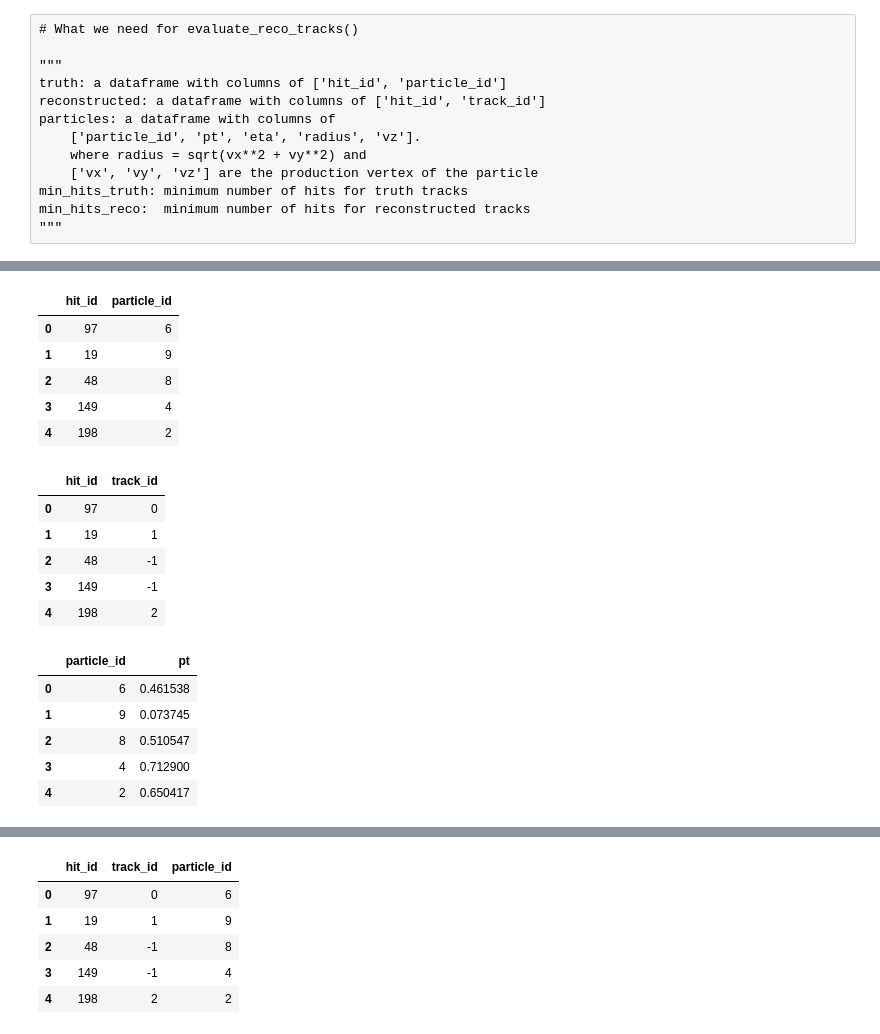
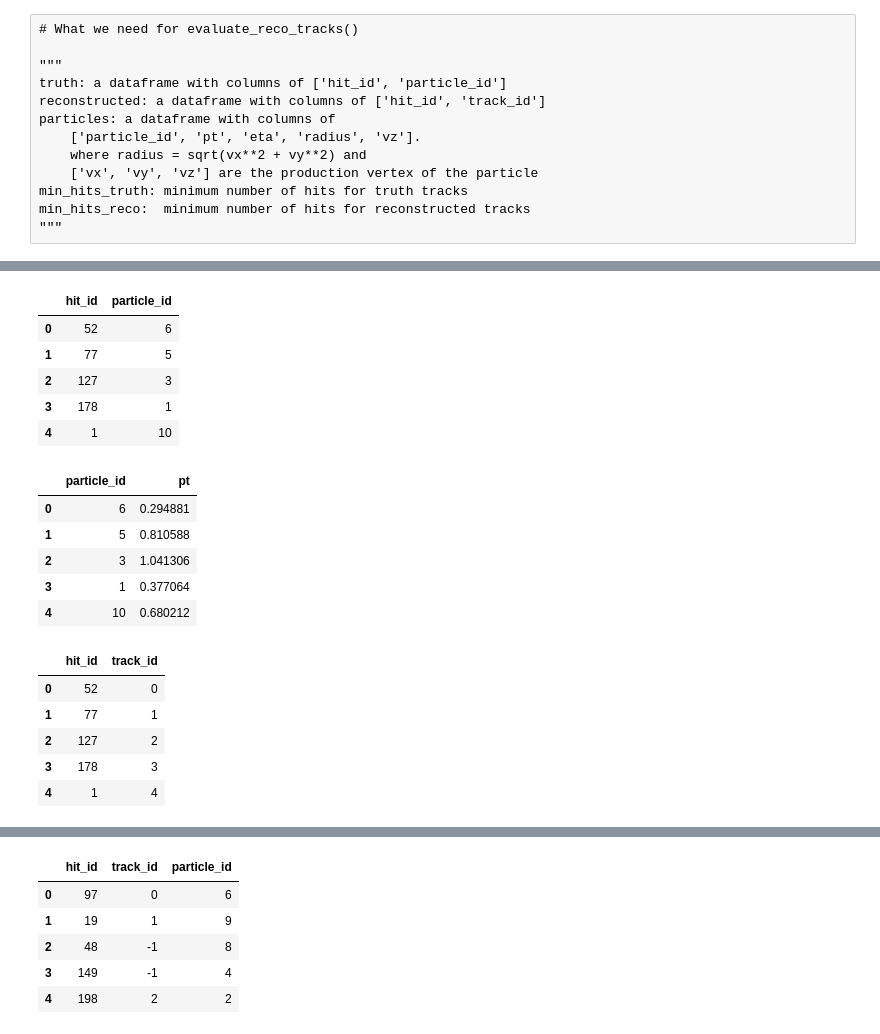
Before and after one commit to ai4fair/stttrkx, a Jupyter notebook: eval/eval_reco_trkx.ipynb, the cells around one changed output, grey strips where cells are left out. Cells and saved outputs as stored; diff of their text form; code cells hidden in the pictures.

```diff
--- a/eval/trkx_reco_eval.ipynb
+++ b/eval/eval_reco_trkx.ipynb
@@ -85,8 +99,7 @@ os.makedirs(outdir, exist_ok=True)
 * But I have torch-geometric data from the GNN stage
 # %%
 # fetch `raw` data
-raw_tracks_path="run/gnn_evaluation/test"
-raw_trkx_reader = SttTorchDataReader(raw_tracks_path)
+raw_trkx_reader = SttTorchDataReader(raw_inputdir)
 # %%
 n_tot_files = reco_trkx_reader.nevts
 all_evtids = reco_trkx_reader.all_evtids
@@ -184,30 +210,39 @@ min_hits_reco:  minimum number of hits for reconstructed tracks
+# %%
+raw_trkx_data  = raw_trkx_reader(110000)
+# %%
+# create truth, particle dataframes from Torch Data
+_truth = pd.DataFrame({'hit_id': raw_trkx_data.hid.numpy(), 'particle_id': raw_trkx_data.pid.int().numpy()}, columns=['hit_id', 'particle_id'])
+_particles = pd.DataFrame({'particle_id': raw_trkx_data.pid.int().numpy(), 'pt': raw_trkx_data.pt.numpy()},  columns=['particle_id', 'pt']).drop_duplicates(subset=['particle_id'])
+# %%
+truth_df = _truth
+particles_df = _particles
 # %%
-truth.head()
+truth_df.head()
 # %% [output]
 |  | hit_id | particle_id |
-| 0 | 97 | 6 |
-| 1 | 19 | 9 |
-| 2 | 48 | 8 |
-| 3 | 149 | 4 |
-| 4 | 198 | 2 |
+| 0 | 52 | 6 |
+| 1 | 77 | 5 |
+| 2 | 127 | 3 |
+| 3 | 178 | 1 |
+| 4 | 1 | 10 |
 # %%
-reconstructed.head()
+particles_df.head()
 # %% [output]
-|  | hit_id | track_id |
-| 0 | 97 | 0 |
-| 1 | 19 | 1 |
-| 2 | 48 | -1 |
-| 3 | 149 | -1 |
-| 4 | 198 | 2 |
+|  | particle_id | pt |
+| 0 | 6 | 0.294881 |
+| 1 | 5 | 0.810588 |
+| 2 | 3 | 1.041306 |
+| 3 | 1 | 0.377064 |
+| 4 | 10 | 0.680212 |
 # %%
-particles.head()
+reco_df.head()
 # %% [output]
-|  | particle_id | pt |
-| 0 | 6 | 0.461538 |
-| 1 | 9 | 0.073745 |
-| 2 | 8 | 0.510547 |
-| 3 | 4 | 0.712900 |
-| 4 | 2 | 0.650417 |
+|  | hit_id | track_id |
+| 0 | 52 | 0 |
+| 1 | 77 | 1 |
+| 2 | 127 | 2 |
+| 3 | 178 | 3 |
+| 4 | 1 | 4 |
 # %%
 min_hits_truth=7
 min_hits_reco=5
```
Also changed, not shown: parts of 37 cells of this notebook, 6 other files.
